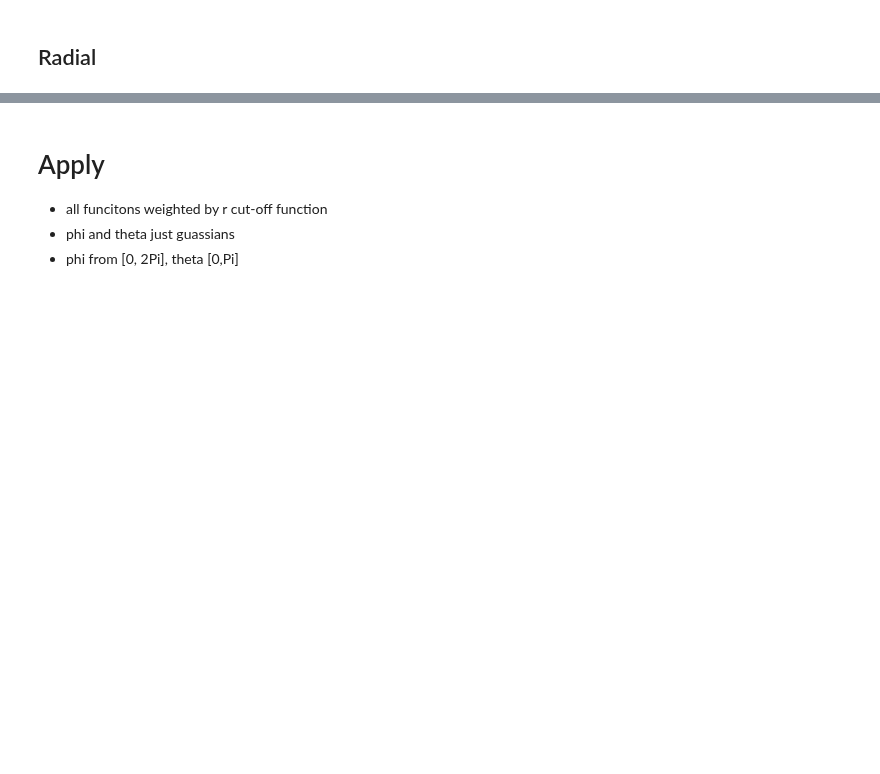
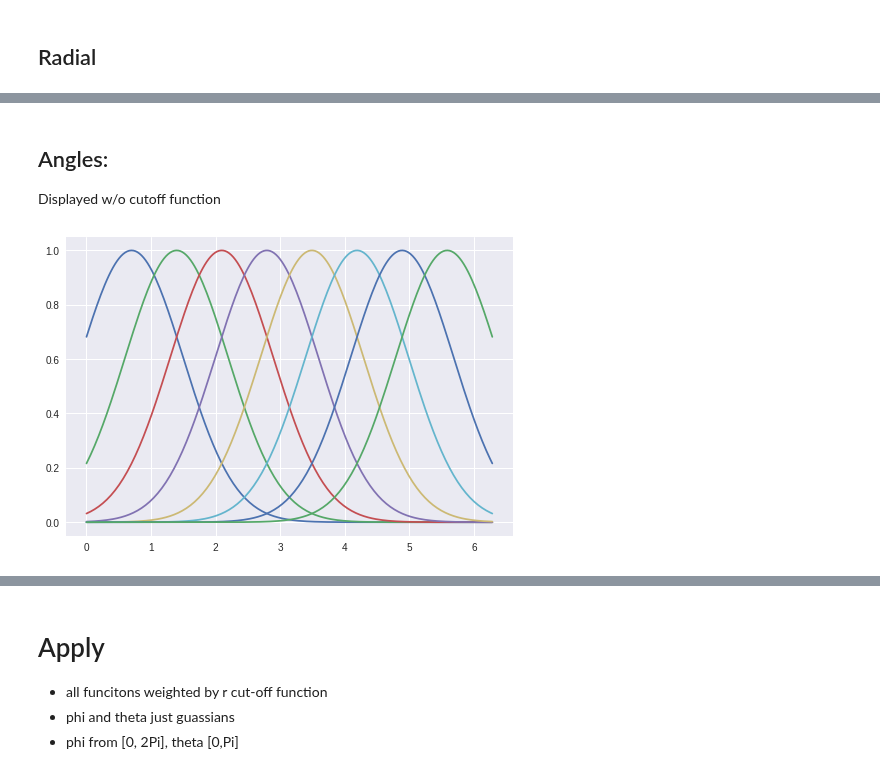
Before and after one commit to jcartus/SCFInitialGuess, a Jupyter notebook: butadien/notebooks/DescriptorGaussians.ipynb, the cells around one changed output, grey strips where cells are left out. Cells and saved outputs as stored; diff of their text form; code cells hidden in the pictures; blank space fills up the shorter version.

```diff
--- a/butadien/notebooks/DescriptorGaussians.ipynb
+++ b/butadien/notebooks/DescriptorGaussians.ipynb
@@ -46,0 +51,16 @@ plt.show()
+# %% [markdown]
+## Angles:
+Displayed w/o cutoff function
+# %%
+n_phi = 8
+phi_s = np.arange(1,n_phi + 1) * 2 * np.pi / (n_phi+1)
+eta_phi = 1/(n_phi / (2*np.pi))
+
+plt.figure()
+x = np.linspace(0, 2*np.pi, 200)
+
+for rs in phi_s:
+    plt.plot(x, symmetry_function(x, rs, eta_phi))
+plt.show()
+# %% [output]
+[figure, added]
```
Also changed, not shown: parts of 22 cells of this notebook.
